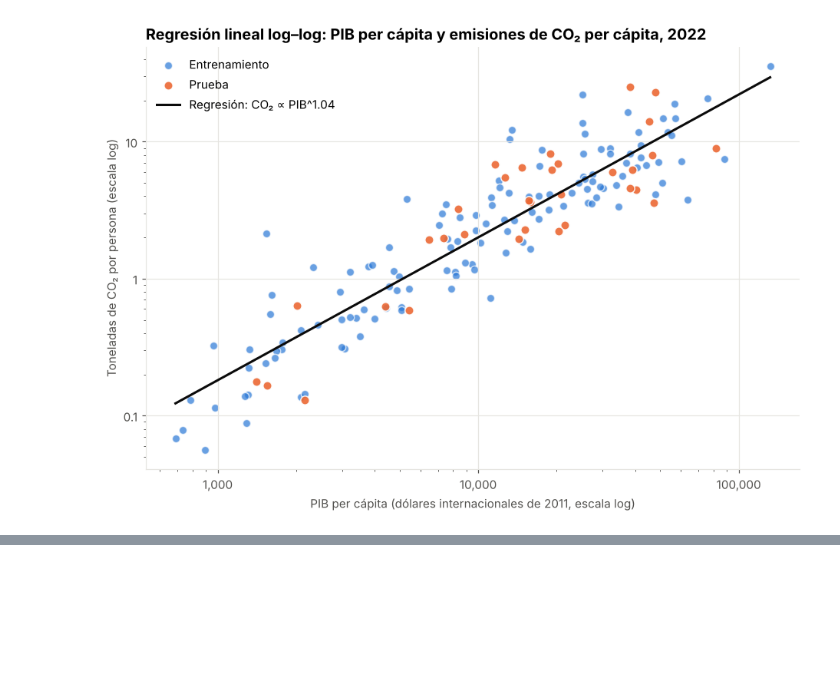
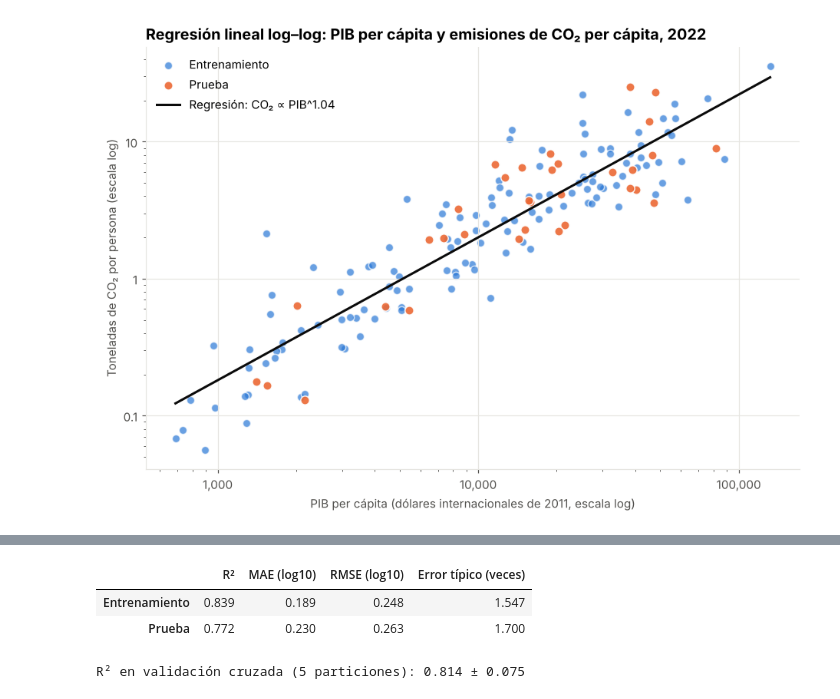
Before and after one commit to felipecasta0330/proyecto-final-co2, a Jupyter notebook: notebooks/03_regresion_lineal.ipynb, the cells around one changed output, grey strips where cells are left out. Cells and saved outputs as stored; diff of their text form; code cells hidden in the pictures; blank space fills up the shorter version.

```diff
--- a/notebooks/03_regresion_lineal.ipynb
+++ b/notebooks/03_regresion_lineal.ipynb
@@ -148,0 +157,21 @@ plt.show()
+# %%
+pred_train = modelo.predict(X_train)
+pred_test = modelo.predict(X_test)
+
+metricas = pd.DataFrame({
+    "R²": [r2_score(y_train, pred_train), r2_score(y_test, pred_test)],
+    "MAE (log10)": [mean_absolute_error(y_train, pred_train), mean_absolute_error(y_test, pred_test)],
+    "RMSE (log10)": [mean_squared_error(y_train, pred_train) ** 0.5, mean_squared_error(y_test, pred_test) ** 0.5],
+}, index=["Entrenamiento", "Prueba"])
+metricas["Error típico (veces)"] = 10 ** metricas["MAE (log10)"]
+display(metricas.round(3))
+
+# Validación cruzada para comprobar que el resultado no depende de una sola partición
+from sklearn.model_selection import cross_val_score
+cv = cross_val_score(LinearRegression(), X, y, cv=5, scoring="r2")
+print(f"R² en validación cruzada (5 particiones): {cv.mean():.3f} ± {cv.std():.3f}")
+# %% [output]
+|  | R² | MAE (log10) | RMSE (log10) | Error típico (veces) |
+| Entrenamiento | 0.839 | 0.189 | 0.248 | 1.547 |
+| Prueba | 0.772 | 0.230 | 0.263 | 1.700 |
+R² en validación cruzada (5 particiones): 0.814 ± 0.075
```
Also changed, not shown: parts of 16 cells of this notebook.
